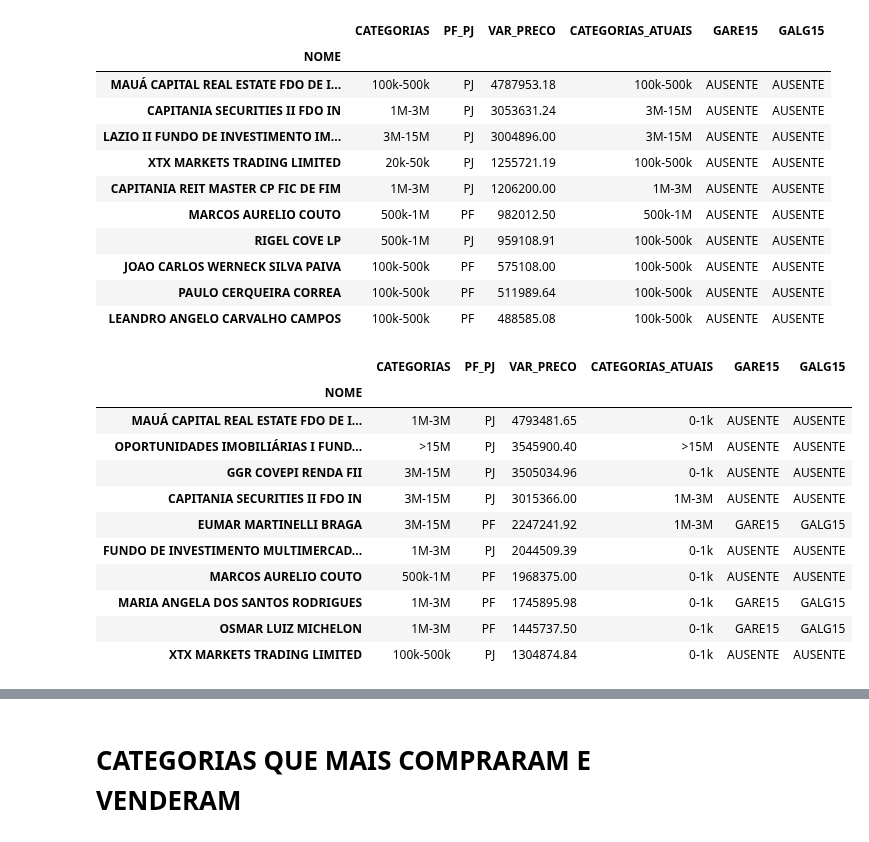
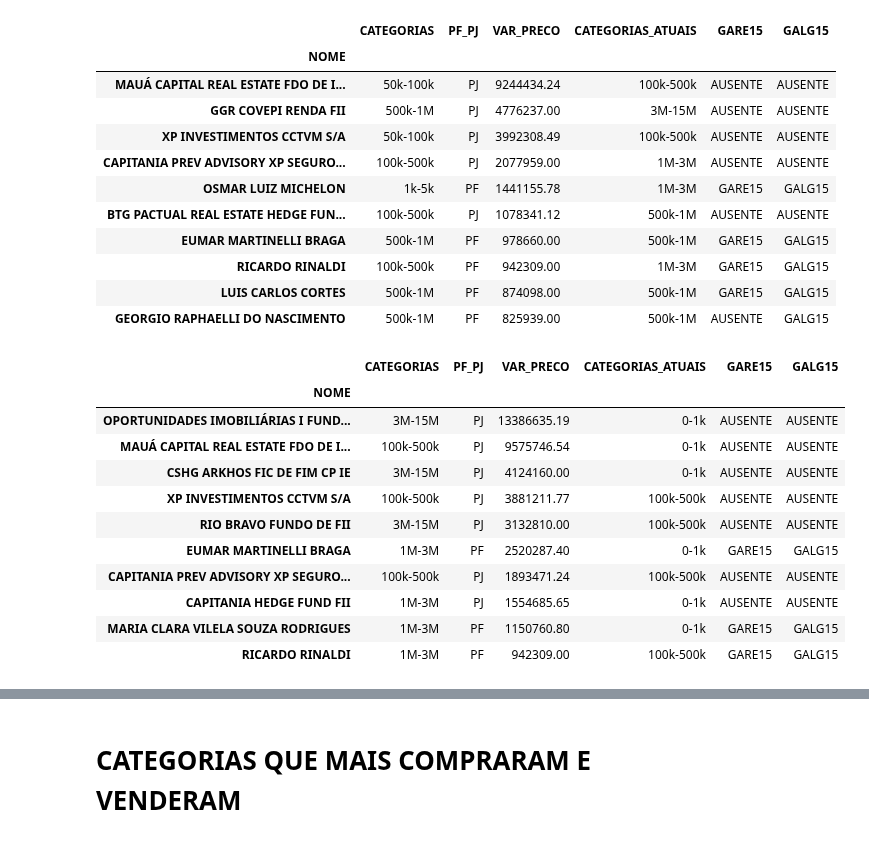
Before and after one commit to LucasFranco-guardian/Relat-rios-Passivo, a Jupyter notebook: MonthXWeek_GARE.ipynb, the cells around one changed output, grey strips where cells are left out. Cells and saved outputs as stored; diff of their text form; code cells hidden in the pictures.

```diff
--- a/MonthXWeek_GARE.ipynb
+++ b/MonthXWeek_GARE.ipynb
@@ -14,5 +15,7 @@ import pandas_datareader as pdr
 # %%
-dfMENSAL = pd.read_excel('BASE_MENSAL_GARE_SET.xlsx')
+caminho_mensal_gare = r"G:\.shortcut-targets-by-id\1YZLLTFOuLniE6hO7WNHXl2c3MSa4TOv6\X. GAME11\GUARDIAN Institucional\5. Planejamento & Processos\2. 2023\4. Research\2025\5. Inteligência Passivos Guardian\2. RELATÓRIOS\3. MENSAL\GARE"
+df_fundos_corretoras = pd.read_excel(f"{caminho_mensal_gare}\\Corretoras_Fundos_-_Novembro.xlsx")
+dfMENSAL = pd.read_excel(f"{caminho_mensal_gare}\\BASE_MENSAL_GARE_NOV.xlsx")
 dfMENSAL = dfMENSAL.rename(columns={'CATEGORIAS ATUAIS':'CATEGORIAS_ATUAIS', 'CATEGORIAS ANTIGAS':'CATEGORIAS_ANTIGAS'})
 dfCOMPRA = dfMENSAL.query('OPERAÇÃO == "Compra"')
 dfVENDA = dfMENSAL.query('OPERAÇÃO == "Venda"')
@@ -23,6 +26,11 @@ dfCOMPRA_final = dfCOMPRA.groupby(['DOCUMENTO'], as_index=False).agg({'DOCUMENTO
                                                                       'CATEGORIAS':'first'})
 
 dfVENDA_final = dfVENDA.groupby(['DOCUMENTO'], as_index=False).agg({'DOCUMENTO':'first','NOME':'first','PF_PJ':'first','TOTAL':'first','TOTAL_NOVO':'last','VAR_COTAS':'sum',
+                                                                    'OPERAÇÃO':'first','FINANCEIRO_ATUAL':'first','FINANCEIRO_NOVO':'last','VAR_PRECO':'sum','CATEGORIAS_ATUAIS':'last',
+                                                                    'CATEGORIAS_ANTIGAS':'first','Participação_sup':'sum','GARE15':'first','GALG15':'first','DATA':'first',
+                                                                    'CATEGORIAS':'first'})
+
+dfMENSAL_final = dfMENSAL.groupby(['DOCUMENTO'], as_index=False).agg({'DOCUMENTO':'first','NOME':'first','PF_PJ':'first','TOTAL':'first','TOTAL_NOVO':'last','VAR_COTAS':'sum',
                                                                     'OPERAÇÃO':'first','FINANCEIRO_ATUAL':'first','FINANCEIRO_NOVO':'last','VAR_PRECO':'sum','CATEGORIAS_ATUAIS':'last',
                                                                     'CATEGORIAS_ANTIGAS':'first','Participação_sup':'sum','GARE15':'first','GALG15':'first','DATA':'first',
                                                                     'CATEGORIAS':'first'})
@@ -490,50 +534,52 @@ TOP10_Compra
 # %% [output]
 |  | CATEGORIAS | PF_PJ | VAR_PRECO | CATEGORIAS_ATUAIS | GARE15 | GALG15 |
 | NOME |  |  |  |  |  |  |
-| MAUÁ CAPITAL REAL ESTATE FDO DE I... | 100k-500k | PJ | 4787953.18 | 100k-500k | AUSENTE | AUSENTE |
-| CAPITANIA SECURITIES II FDO IN | 1M-3M | PJ | 3053631.24 | 3M-15M | AUSENTE | AUSENTE |
-| LAZIO II FUNDO DE INVESTIMENTO IM... | 3M-15M | PJ | 3004896.00 | 3M-15M | AUSENTE | AUSENTE |
-| XTX MARKETS TRADING LIMITED | 20k-50k | PJ | 1255721.19 | 100k-500k | AUSENTE | AUSENTE |
-| CAPITANIA REIT MASTER CP FIC DE FIM | 1M-3M | PJ | 1206200.00 | 1M-3M | AUSENTE | AUSENTE |
-| MARCOS AURELIO COUTO | 500k-1M | PF | 982012.50 | 500k-1M | AUSENTE | AUSENTE |
-| RIGEL COVE LP | 500k-1M | PJ | 959108.91 | 100k-500k | AUSENTE | AUSENTE |
-| JOAO CARLOS WERNECK SILVA PAIVA | 100k-500k | PF | 575108.00 | 100k-500k | AUSENTE | AUSENTE |
-| PAULO CERQUEIRA CORREA | 100k-500k | PF | 511989.64 | 100k-500k | AUSENTE | AUSENTE |
-| LEANDRO ANGELO CARVALHO CAMPOS | 100k-500k | PF | 488585.08 | 100k-500k | AUSENTE | AUSENTE |
+| MAUÁ CAPITAL REAL ESTATE FDO DE I... | 50k-100k | PJ | 9244434.24 | 100k-500k | AUSENTE | AUSENTE |
+| GGR COVEPI RENDA FII | 500k-1M | PJ | 4776237.00 | 3M-15M | AUSENTE | AUSENTE |
+| XP INVESTIMENTOS CCTVM S/A | 50k-100k | PJ | 3992308.49 | 100k-500k | AUSENTE | AUSENTE |
+| CAPITANIA PREV ADVISORY XP SEGURO... | 100k-500k | PJ | 2077959.00 | 1M-3M | AUSENTE | AUSENTE |
+| OSMAR LUIZ MICHELON | 1k-5k | PF | 1441155.78 | 1M-3M | GARE15 | GALG15 |
+| BTG PACTUAL REAL ESTATE HEDGE FUN... | 100k-500k | PJ | 1078341.12 | 500k-1M | AUSENTE | AUSENTE |
+| EUMAR MARTINELLI BRAGA | 500k-1M | PF | 978660.00 | 500k-1M | GARE15 | GALG15 |
+| RICARDO RINALDI | 100k-500k | PF | 942309.00 | 1M-3M | GARE15 | GALG15 |
+| LUIS CARLOS CORTES | 500k-1M | PF | 874098.00 | 500k-1M | GARE15 | GALG15 |
+| GEORGIO RAPHAELLI DO NASCIMENTO | 500k-1M | PF | 825939.00 | 500k-1M | AUSENTE | GALG15 |
 # %%
 cat = 'CATEGORIAS'
 cat_atuais = 'CATEGORIAS_ATUAIS'
 Nome = 'NOME'
 doc = 'DOCUMENTO'
 fin_mov = 'VAR_PRECO'
 qtde_mov = 'VAR_COTAS'
 Op = 'OPERAÇÃO'
 tipo = 'PF_PJ'
 qtde = 'TOTAL_NOVO'
 
 TOP10_Venda = dfVENDA_final[[Nome,cat,tipo,fin_mov, cat_atuais,of,of2]]
 
 TOP10_Venda = TOP10_Venda.sort_values(by = ['VAR_PRECO'], ascending=False).iloc[:10, :]
 
 TOP10_Venda['VAR_PRECO'] = TOP10_Venda['VAR_PRECO'].apply(lambda x: '{:.2f}'.format(x))
 
 mapear = {1: '0-1k', 2:'1k-5k', 3:'5k-20k', 4:'20k-50k', 5:'50k-100k', 6:'100k-500k', 7:'500k-1M', 8:'1M-3M', 9:'3M-15M', 10:'>15M'}
 
 TOP10_Venda['CATEGORIAS'] = TOP10_Venda['CATEGORIAS'].map(mapear)
 
 TOP10_Venda['CATEGORIAS_ATUAIS'] = TOP10_Venda['CATEGORIAS_ATUAIS'].fillna('0-1k')
 
-TOP10_Venda.set_index('NOME')
+TOP10_Venda = TOP10_Venda.set_index('NOME')
+
+TOP10_Venda
 # %% [output]
 |  | CATEGORIAS | PF_PJ | VAR_PRECO | CATEGORIAS_ATUAIS | GARE15 | GALG15 |
 | NOME |  |  |  |  |  |  |
-| MAUÁ CAPITAL REAL ESTATE FDO DE I... | 1M-3M | PJ | 4793481.65 | 0-1k | AUSENTE | AUSENTE |
-| OPORTUNIDADES IMOBILIÁRIAS I FUND... | >15M | PJ | 3545900.40 | >15M | AUSENTE | AUSENTE |
-| GGR COVEPI RENDA FII | 3M-15M | PJ | 3505034.96 | 0-1k | AUSENTE | AUSENTE |
-| CAPITANIA SECURITIES II FDO IN | 3M-15M | PJ | 3015366.00 | 1M-3M | AUSENTE | AUSENTE |
-| EUMAR MARTINELLI BRAGA | 3M-15M | PF | 2247241.92 | 1M-3M | GARE15 | GALG15 |
-| FUNDO DE INVESTIMENTO MULTIMERCAD... | 1M-3M | PJ | 2044509.39 | 0-1k | AUSENTE | AUSENTE |
-| MARCOS AURELIO COUTO | 500k-1M | PF | 1968375.00 | 0-1k | AUSENTE | AUSENTE |
-| MARIA ANGELA DOS SANTOS RODRIGUES | 1M-3M | PF | 1745895.98 | 0-1k | GARE15 | GALG15 |
-| OSMAR LUIZ MICHELON | 1M-3M | PF | 1445737.50 | 0-1k | GARE15 | GALG15 |
-| XTX MARKETS TRADING LIMITED | 100k-500k | PJ | 1304874.84 | 0-1k | AUSENTE | AUSENTE |
+| OPORTUNIDADES IMOBILIÁRIAS I FUND... | 3M-15M | PJ | 13386635.19 | 0-1k | AUSENTE | AUSENTE |
+| MAUÁ CAPITAL REAL ESTATE FDO DE I... | 100k-500k | PJ | 9575746.54 | 0-1k | AUSENTE | AUSENTE |
+| CSHG ARKHOS FIC DE FIM CP IE | 3M-15M | PJ | 4124160.00 | 0-1k | AUSENTE | AUSENTE |
+| XP INVESTIMENTOS CCTVM S/A | 100k-500k | PJ | 3881211.77 | 100k-500k | AUSENTE | AUSENTE |
+| RIO BRAVO FUNDO DE FII | 3M-15M | PJ | 3132810.00 | 100k-500k | AUSENTE | AUSENTE |
+| EUMAR MARTINELLI BRAGA | 1M-3M | PF | 2520287.40 | 0-1k | GARE15 | GALG15 |
+| CAPITANIA PREV ADVISORY XP SEGURO... | 100k-500k | PJ | 1893471.24 | 100k-500k | AUSENTE | AUSENTE |
+| CAPITANIA HEDGE FUND FII | 1M-3M | PJ | 1554685.65 | 0-1k | AUSENTE | AUSENTE |
+| MARIA CLARA VILELA SOUZA RODRIGUES | 1M-3M | PF | 1150760.80 | 0-1k | GARE15 | GALG15 |
+| RICARDO RINALDI | 1M-3M | PF | 942309.00 | 100k-500k | GARE15 | GALG15 |
```
Also changed, not shown: parts of 44 cells of this notebook, 11 other files.
